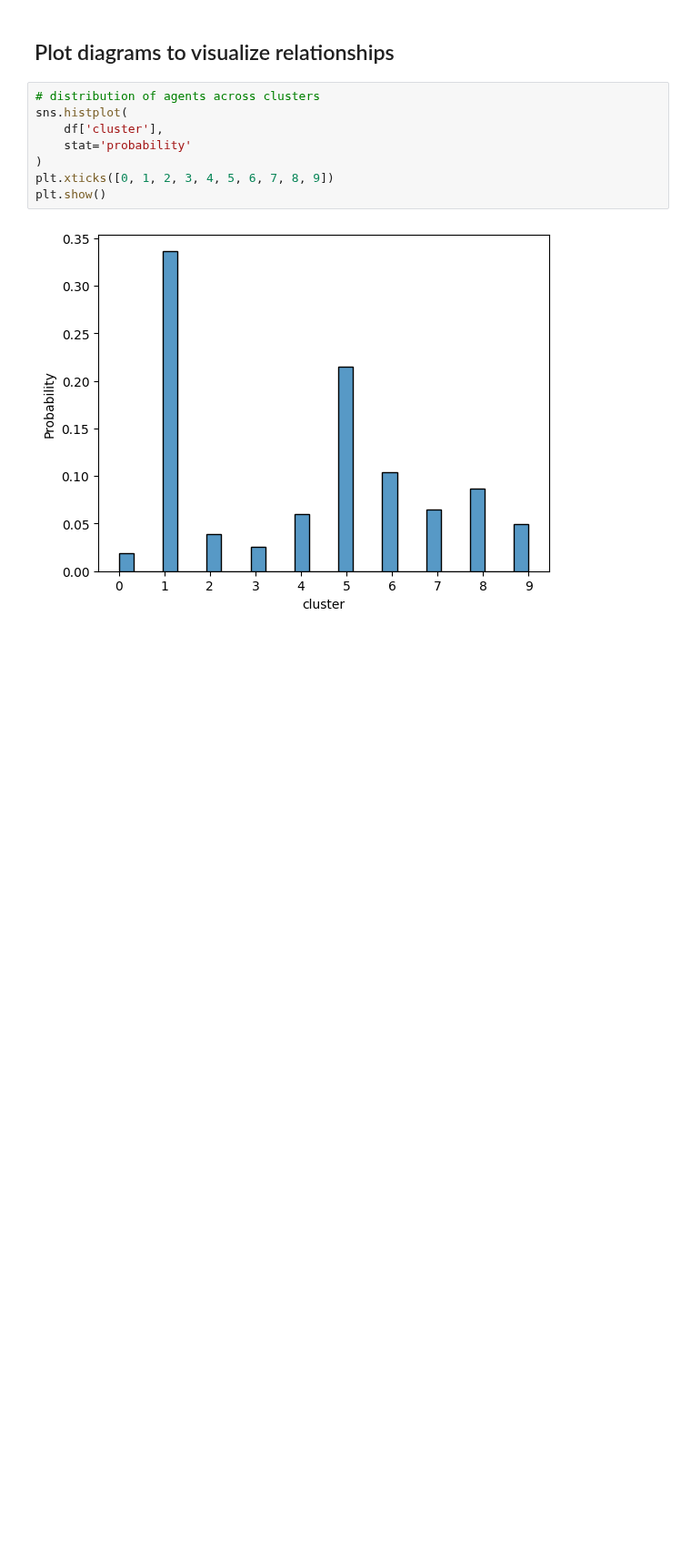
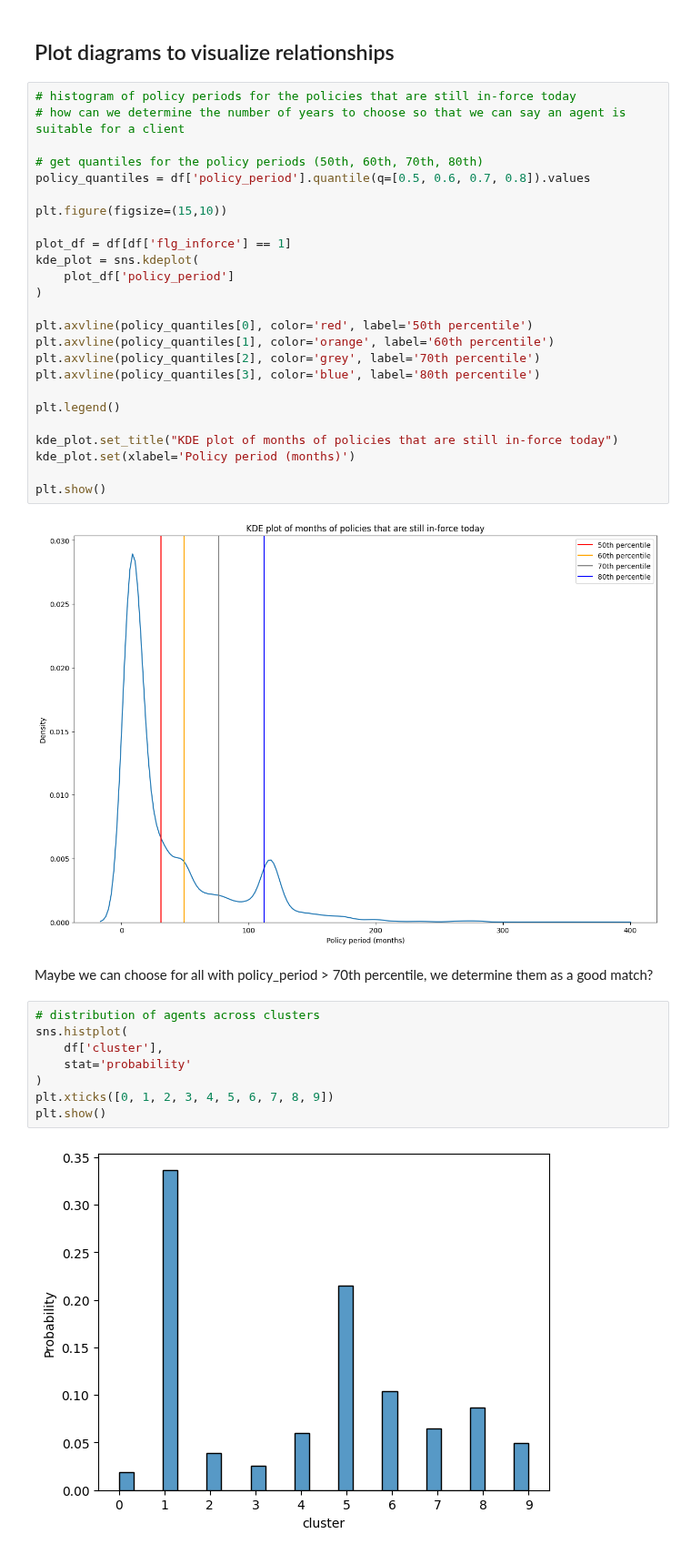
Before and after one commit to yjiahao/singlife-datathon, a Jupyter notebook: test.ipynb, the cells around one changed output. Shown at 91% size. Drawn from its saved outputs; the diff is of its cells as text; blank space fills up the shorter version.

Commit message:
add kde plot of months of policies still in-force

```diff
--- a/test.ipynb
+++ b/test.ipynb
@@ -160,5 +167,34 @@ df['policy_period'] = (df['today'] - df['occdate']).dt.days / 30 # use number of
 # %% [markdown]
 ## Plot diagrams to visualize relationships
+# %%
+# histogram of policy periods for the policies that are still in-force today
+# how can we determine the number of years to choose so that we can say an agent is suitable for a client
+
+# get quantiles for the policy periods (50th, 60th, 70th, 80th)
+policy_quantiles = df['policy_period'].quantile(q=[0.5, 0.6, 0.7, 0.8]).values
+
+plt.figure(figsize=(15,10))
+
+plot_df = df[df['flg_inforce'] == 1]
+kde_plot = sns.kdeplot(
+    plot_df['policy_period']
+)
+
+plt.axvline(policy_quantiles[0], color='red', label='50th percentile')
+plt.axvline(policy_quantiles[1], color='orange', label='60th percentile')
+plt.axvline(policy_quantiles[2], color='grey', label='70th percentile')
+plt.axvline(policy_quantiles[3], color='blue', label='80th percentile')
+
+plt.legend()
+
+kde_plot.set_title("KDE plot of months of policies that are still in-force today")
+kde_plot.set(xlabel='Policy period (months)')
+
+plt.show()
+# %% [output]
+[figure, added]
+# %% [markdown]
+Maybe we can choose for all with policy_period > 70th percentile, we determine them as a good match?
 # %%
 # distribution of agents across clusters
 sns.histplot(
```
Also changed, not shown: parts of 4 cells of this notebook.
